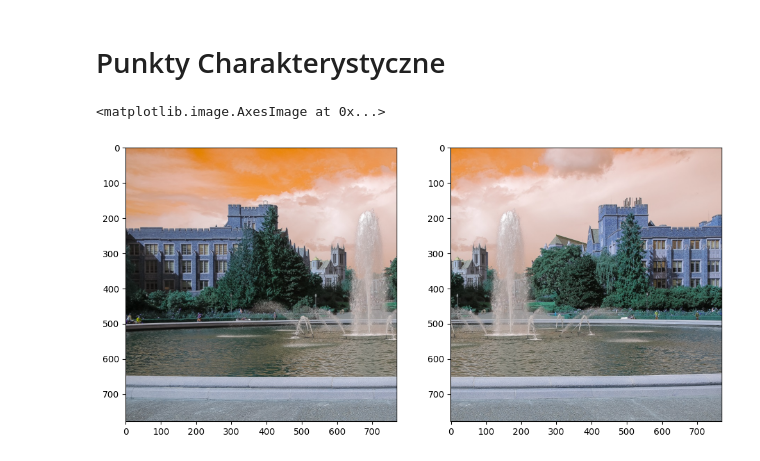
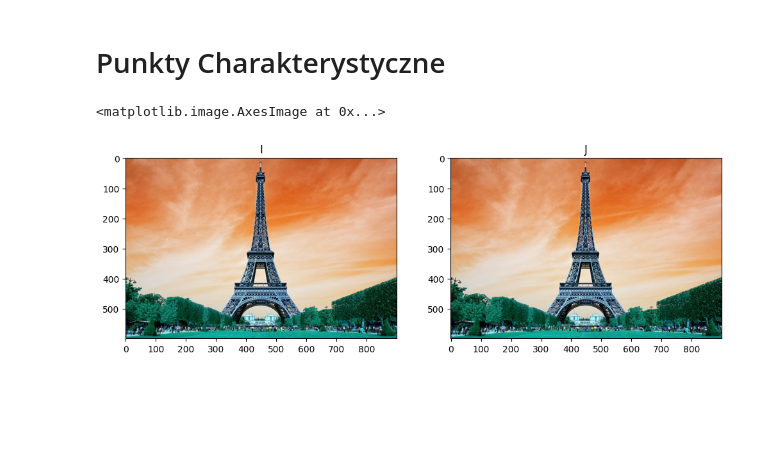
Before and after one commit to jrosa02/ZAW-2025S, a Jupyter notebook: lab06_fp/main.ipynb, the cells around one changed output. Cells and saved outputs as stored; diff of their text form; code cells hidden in the pictures; blank space fills up the shorter version.

```diff
--- a/lab06_fp/main.ipynb
+++ b/lab06_fp/main.ipynb
@@ -7,17 +9,21 @@ import matplotlib.pyplot as plt
 # %%
-I_path = 'fontanna1.jpg'
-J_path = 'fontanna2.jpg'
+# I_path = 'fontanna1.jpg'
+# J_path = 'fontanna2.jpg'
+
+I_path = 'eiffel1.jpg'
+J_path = 'eiffel1.jpg'
+
 I = cv2.imread(I_path)
 J = cv2.imread(J_path)
 
 
 fig, axs = plt.subplots(1, 2, figsize=(12, 10))
 
 axs[0].set_title("I")
 axs[0].imshow(I)
 
 axs[1].set_title("J")
 axs[1].imshow(J)
 # %% [output]
 <matplotlib.image.AxesImage at 0x...>
-[figure, old version]
+[figure, new version]
```
Also changed, not shown: parts of 8 cells of this notebook, 2 other files.
